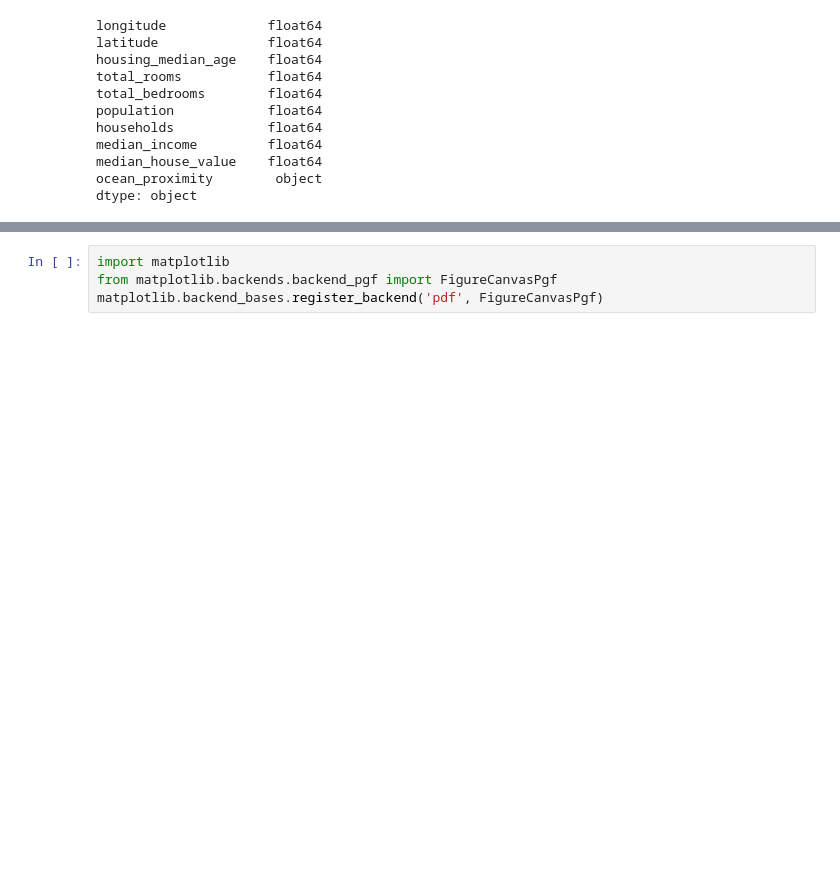
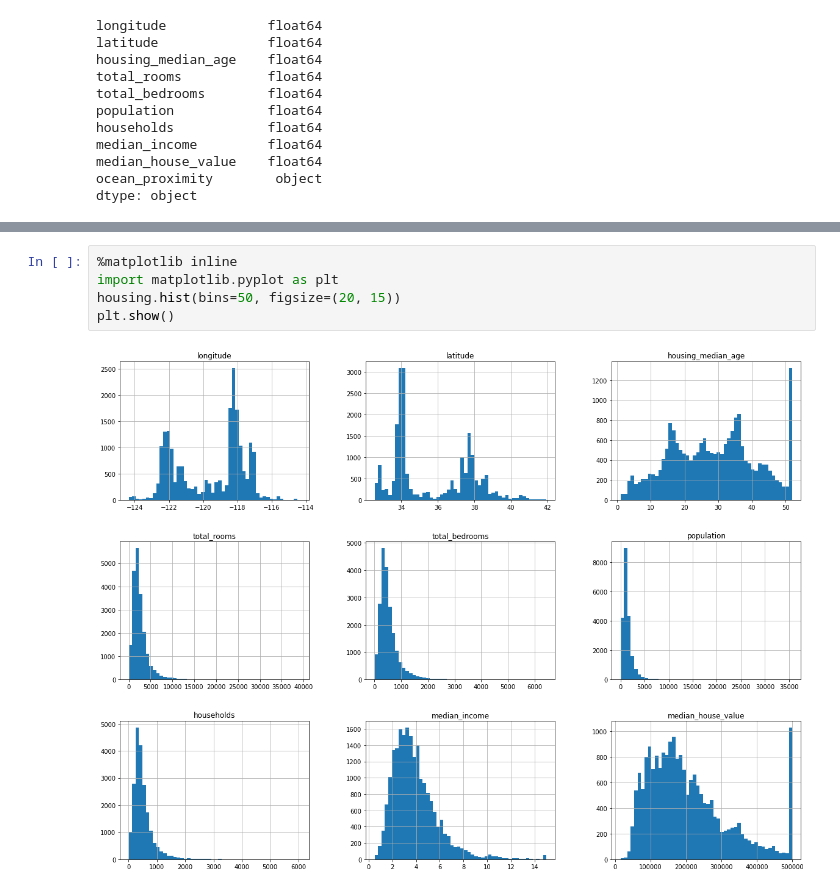
Before and after one commit to javlintor/hands-on-machine-learning, a Jupyter notebook: chapter2/Chapter2.ipynb, the cells around one changed output, grey strips where cells are left out. Saved outputs shown, nothing was run; the diff lists cells and outputs as text; blank space fills up the shorter version.

```diff
--- a/chapter2/Chapter2.ipynb
+++ b/chapter2/Chapter2.ipynb
@@ -91,4 +86,7 @@ fig.savefig("figure.svg")
-# %%
-import matplotlib
-from matplotlib.backends.backend_pgf import FigureCanvasPgf
-matplotlib.backend_bases.register_backend('pdf', FigureCanvasPgf)
+# %%
+%matplotlib inline
+import matplotlib.pyplot as plt
+housing.hist(bins=50, figsize=(20, 15))
+plt.show()
+# %% [output]
+[figure, added]
```
Also changed, not shown: parts of 4 cells of this notebook, 2 other files.
